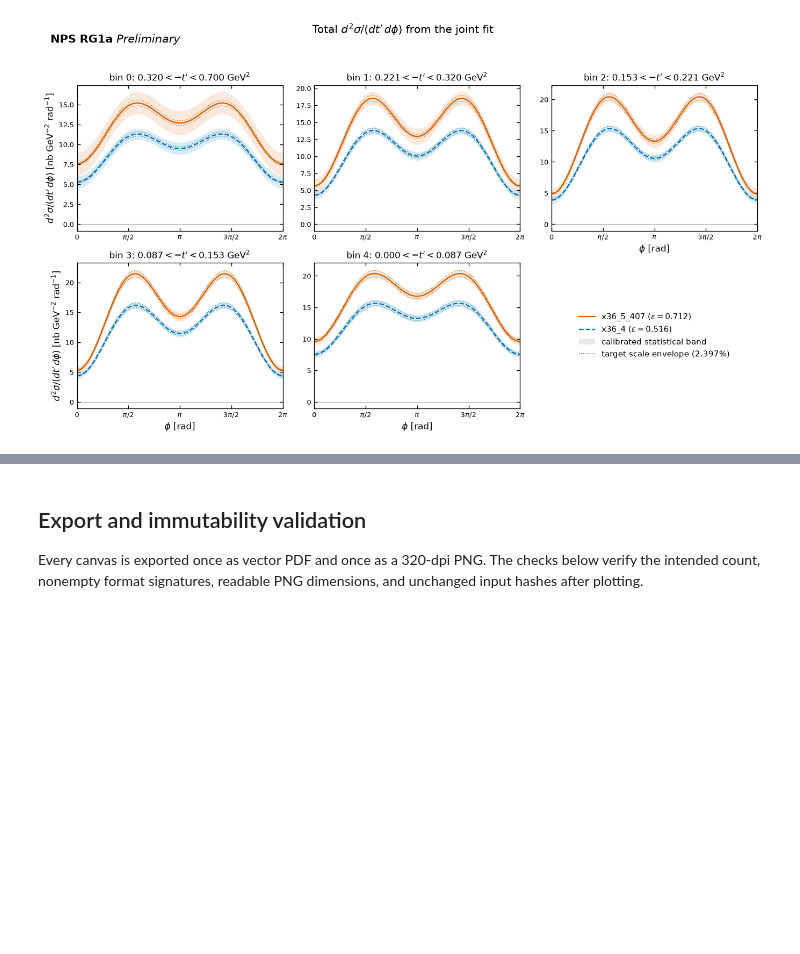
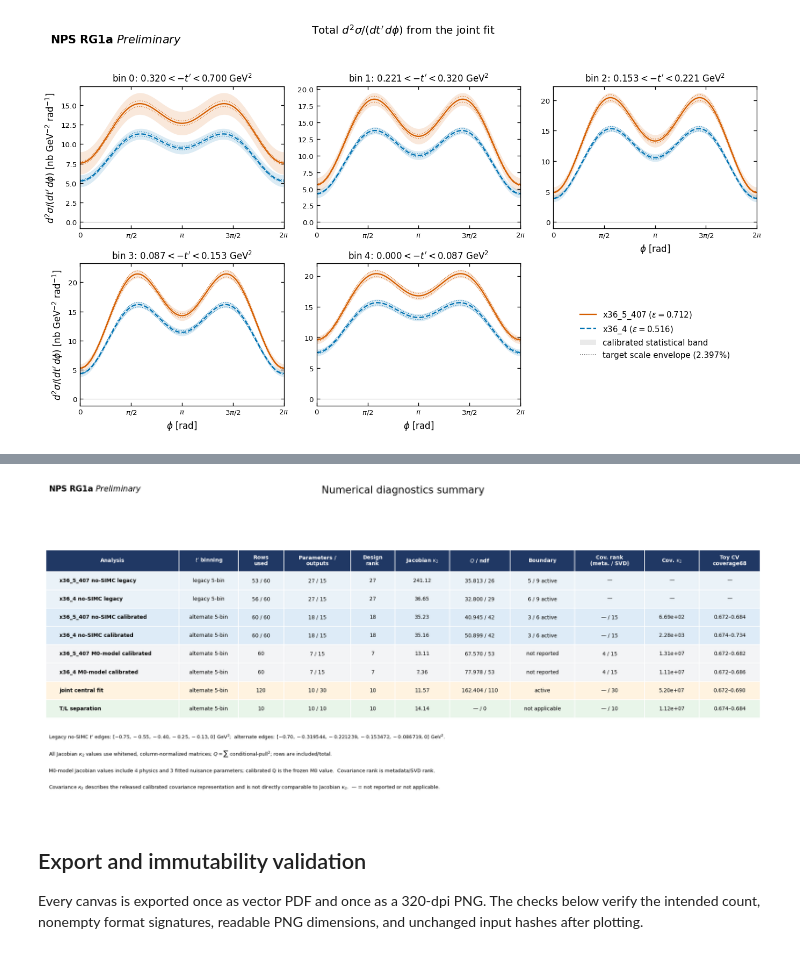
Before and after one commit to avnishphy/nps_analysis, a Jupyter notebook: pi0_analysis/root_analysis_env_main/scripts/plot_xsec_x36_4_x36_5_407.ipynb, the cells around one changed output, grey strips where cells are left out. Drawn from its saved outputs; the diff is of its cells as text; code cells hidden in the pictures; blank space fills up the shorter version.

```diff
--- a/pi0_analysis/root_analysis_env_main/scripts/plot_xsec_x36_4_x36_5_407.ipynb
+++ b/pi0_analysis/root_analysis_env_main/scripts/plot_xsec_x36_4_x36_5_407.ipynb
@@ -779,0 +1039,79 @@ export_figure(fig,"14_total_angular_cross_section_joint","All-bin setting overla
+# %%
+# Compact, presentation-oriented synthesis of the detailed tables above.
+cov_by_name=covariance_diagnostics.set_index("release")
+
+def cov_rank_text(name):
+    r=cov_by_name.loc[name]
+    metadata="—" if pd.isna(r["metadata rank"]) else str(int(r["metadata rank"]))
+    return f"{metadata} / {int(r['numerical rank'])}"
+
+def cov_condition_text(name):
+    return f"{cov_by_name.loc[name,'covariance condition number']:.2e}"
+
+combined_presentation_table=pd.DataFrame([
+ {"Analysis":"x36_5_407 no-SIMC legacy","tprime binning":"legacy 5-bin","Rows used":"53 / 60","Parameters / outputs":"27 / 15",
+  "Design rank":"27","Jacobian condition (kappa2)":"241.12","Q / ndf":"35.813 / 26","Boundary":"5 / 9 active",
+  "Covariance rank (meta/SVD)":"—","Covariance condition (kappa2)":"—","Toy CV coverage68":"—"},
+ {"Analysis":"x36_4 no-SIMC legacy","tprime binning":"legacy 5-bin","Rows used":"56 / 60","Parameters / outputs":"27 / 15",
+  "Design rank":"27","Jacobian condition (kappa2)":"36.65","Q / ndf":"32.800 / 29","Boundary":"6 / 9 active",
+  "Covariance rank (meta/SVD)":"—","Covariance condition (kappa2)":"—","Toy CV coverage68":"—"},
+ {"Analysis":"x36_5_407 no-SIMC calibrated","tprime binning":"alternate 5-bin","Rows used":"60 / 60","Parameters / outputs":"18 / 15",
+  "Design rank":"18","Jacobian condition (kappa2)":"35.23","Q / ndf":"40.945 / 42","Boundary":"3 / 6 active",
+  "Covariance rank (meta/SVD)":cov_rank_text("x36_5_407 no-SIMC calibrated (alternate bins)"),
+  "Covariance condition (kappa2)":cov_condition_text("x36_5_407 no-SIMC calibrated (alternate bins)"),"Toy CV coverage68":"0.672–0.684"},
+ {"Analysis":"x36_4 no-SIMC calibrated","tprime binning":"alternate 5-bin","Rows used":"60 / 60","Parameters / outputs":"18 / 15",
+  "Design rank":"18","Jacobian condition (kappa2)":"35.16","Q / ndf":"50.899 / 42","Boundary":"3 / 6 active",
+  "Covariance rank (meta/SVD)":cov_rank_text("x36_4 no-SIMC calibrated (alternate bins)"),
+  "Covariance condition (kappa2)":cov_condition_text("x36_4 no-SIMC calibrated (alternate bins)"),"Toy CV coverage68":"0.674–0.734"},
+ {"Analysis":"x36_5_407 M0-model calibrated","tprime binning":"alternate 5-bin","Rows used":"60","Parameters / outputs":"7 / 15",
+  "Design rank":"7","Jacobian condition (kappa2)":"13.11","Q / ndf":"67.570 / 53","Boundary":"not reported",
+  "Covariance rank (meta/SVD)":cov_rank_text("x36_5_407 M0-model calibrated"),
+  "Covariance condition (kappa2)":cov_condition_text("x36_5_407 M0-model calibrated"),"Toy CV coverage68":"0.672–0.682"},
+ {"Analysis":"x36_4 M0-model calibrated","tprime binning":"alternate 5-bin","Rows used":"60","Parameters / outputs":"7 / 15",
+  "Design rank":"7","Jacobian condition (kappa2)":"7.36","Q / ndf":"77.978 / 53","Boundary":"not reported",
+  "Covariance rank (meta/SVD)":cov_rank_text("x36_4 M0-model calibrated"),
+  "Covariance condition (kappa2)":cov_condition_text("x36_4 M0-model calibrated"),"Toy CV coverage68":"0.672–0.686"},
+ {"Analysis":"joint central fit","tprime binning":"alternate 5-bin","Rows used":"120","Parameters / outputs":"10 / 30",
+  "Design rank":"10","Jacobian condition (kappa2)":"11.57","Q / ndf":"162.404 / 110","Boundary":"active",
+  "Covariance rank (meta/SVD)":cov_rank_text("joint responses"),"Covariance condition (kappa2)":cov_condition_text("joint responses"),
+  "Toy CV coverage68":"0.672–0.690"},
+ {"Analysis":"T/L separation","tprime binning":"alternate 5-bin","Rows used":"10","Parameters / outputs":"10 / 10",
+  "Design rank":"10","Jacobian condition (kappa2)":"14.14","Q / ndf":"— / 0","Boundary":"not applicable",
+  "Covariance rank (meta/SVD)":cov_rank_text("T/L separated"),"Covariance condition (kappa2)":cov_condition_text("T/L separated"),
+  "Toy CV coverage68":"0.674–0.684"}
+])
+combined_presentation_table.to_csv(OUTPUT_DIR/"combined_numerical_diagnostics_presentation.csv",index=False)
+jacobian_condition_table=combined_presentation_table[["Analysis","tprime binning","Design rank","Jacobian condition (kappa2)"]].copy()
+jacobian_condition_table.columns=["Analysis","tprime binning","Jacobian rank","Jacobian condition (kappa2)"]
+jacobian_condition_table.to_csv(OUTPUT_DIR/"jacobian_condition_numbers.csv",index=False)
+display(combined_presentation_table)
+
+column_labels=["Analysis",r"$t'$ binning","Rows\nused","Parameters /\noutputs","Design\nrank",r"Jacobian $\kappa_2$",
+               r"$Q$ / ndf","Boundary","Cov. rank\n(meta. / SVD)",r"Cov. $\kappa_2$","Toy CV\ncoverage68"]
+fig,ax=plt.subplots(figsize=(16.2,7.3)); ax.axis("off")
+widths=[.175,.078,.06,.088,.058,.072,.08,.085,.092,.072,.08]
+table=ax.table(cellText=combined_presentation_table.to_numpy(),colLabels=column_labels,
+               cellLoc="center",colLoc="center",colWidths=widths,bbox=[.005,.285,.99,.58])
+table.auto_set_font_size(False); table.set_fontsize(8.15)
+row_colors=["#EAF2F8","#EAF2F8","#DDEBF7","#DDEBF7","#F3F4F6","#F3F4F6","#FFF3E0","#E8F5E9"]
+for (row,col),cell in table.get_celld().items():
+    cell.set_edgecolor("white"); cell.set_linewidth(1.2)
+    if row==0:
+        cell.set_facecolor("#203864"); cell.get_text().set_color("white"); cell.get_text().set_weight("bold")
+        cell.set_height(.076)
+    else:
+        cell.set_facecolor(row_colors[row-1]); cell.set_height(.064)
+        if col==0:
+            cell.get_text().set_weight("bold"); cell.get_text().set_ha("left")
+fig.suptitle("Numerical diagnostics summary",fontsize=16,y=.965)
+fig.text(.02,.205,r"Legacy no-SIMC $t'$ edges: $[-0.75,-0.55,-0.40,-0.25,-0.13,0]$ GeV$^2$;  "
+         r"alternate edges: $[-0.70,-0.319544,-0.221239,-0.153472,-0.086719,0]$ GeV$^2$.",fontsize=7.8,ha="left")
+fig.text(.02,.155,r"All Jacobian $\kappa_2$ values use whitened, column-normalized matrices; "
+         r"$Q=\sum$ conditional-pull$^2$; rows are included/total.",fontsize=7.8,ha="left")
+fig.text(.02,.105,"M0-model Jacobian values include 4 physics and 3 fitted nuisance parameters; calibrated Q is the frozen M0 value.  "
+         "Covariance rank is metadata/SVD rank.",fontsize=7.8,ha="left")
+fig.text(.02,.055,r"Covariance $\kappa_2$ describes the released calibrated covariance representation and is not directly comparable to Jacobian $\kappa_2$.  "
+         "— = not reported or not applicable.",fontsize=7.8,ha="left")
+preliminary(ax); fig.subplots_adjust(left=.012,right=.988,bottom=.02,top=.89)
+export_figure(fig,"15_combined_numerical_diagnostics_table","Presentation-ready combined table including legacy and alternate-bin no-SIMC, M0-model, joint, and T/L diagnostics")
+# %% [output]
@@ -780,3 +1129,4 @@ export_figure(fig,"14_total_angular_cross_section_joint","All-bin setting overla
+[figure, added]
 # %% [markdown]
 ## Export and immutability validation
 
```
Also changed, not shown: parts of 16 cells of this notebook, 8 other files.
